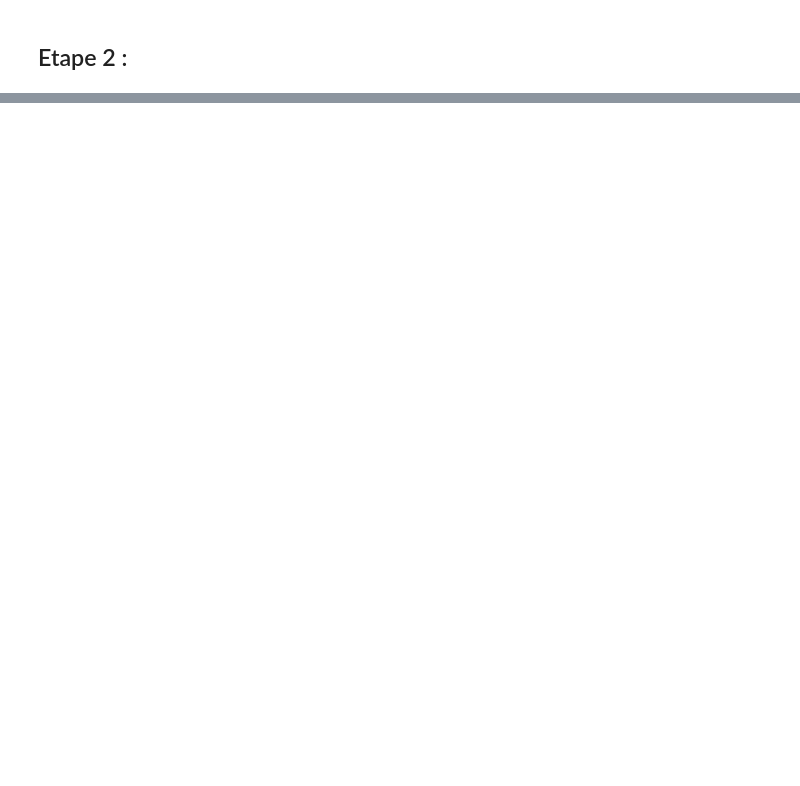
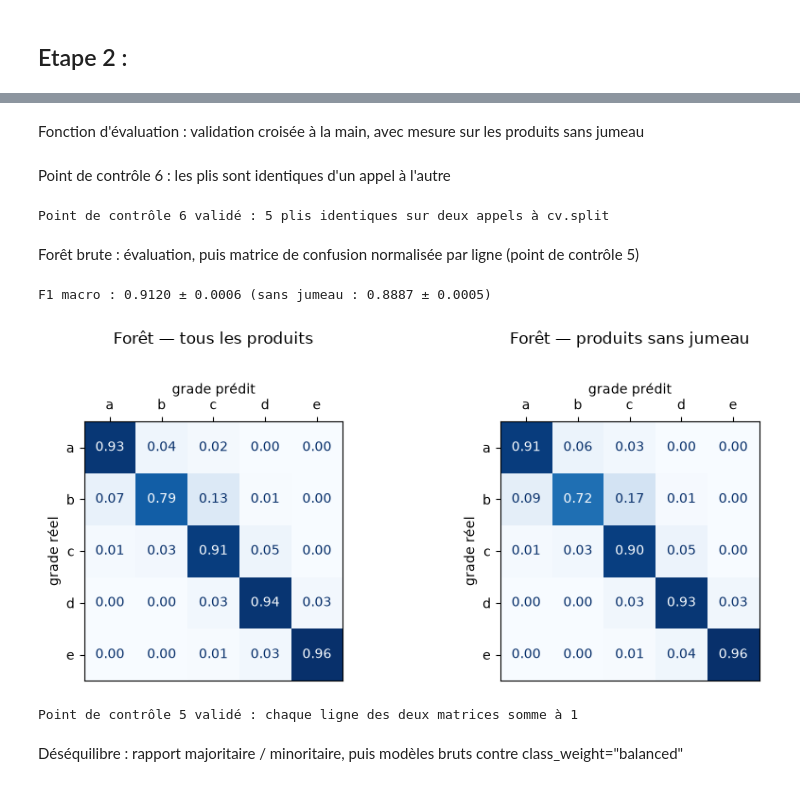
Before and after one commit to G-code10/nutri_gui, a Jupyter notebook: notebooks/guillaume/tp14.ipynb, the cells around one changed output, grey strips where cells are left out. Cells and saved outputs as stored; diff of their text form; code cells hidden in the pictures; blank space fills up the shorter version.

```diff
--- a/notebooks/guillaume/tp14.ipynb
+++ b/notebooks/guillaume/tp14.ipynb
@@ -291,0 +534,14 @@ point de controle 2 validé, l'arbre de profondeur 3 ne prédit jamais a ou b, c
+# %%
+fingerprint = pd.util.hash_pandas_object(X_train[FEATURES], index=False)
+
+duplicated_share = fingerprint.duplicated(keep=False).mean()
+print(f"Produits du train qui ont au moins un jumeau exact : {duplicated_share:.1%}")
+
+# Jumeaux qui ne partagent pas le même grade (même fiche, grades différents)
+grades_per_twin = y_train.groupby(fingerprint.values).nunique()
+print(f"Groupes de jumeaux aux grades contradictoires : {(grades_per_twin > 1).sum()}")
+
+# Pli 1 : part des produits de validation dont un jumeau exact est dans les 4 plis d'entraînement
+train_idx, val_idx = next(cv.split(X_train, y_train))
+seen = fingerprint.iloc[val_idx].isin(set(fingerprint.iloc[train_idx]))
+print(f"Pli 1 : {seen.mean():.1%} des produits de validation ont un jumeau dans l'entraînement")
@@ -291,0 +631,2 @@ point de controle 2 validé, l'arbre de profondeur 3 ne prédit jamais a ou b, c
+# %% [markdown]
+Fonction d'évaluation : validation croisée à la main, avec mesure sur les produits sans jumeau
@@ -291,0 +685,56 @@ point de controle 2 validé, l'arbre de profondeur 3 ne prédit jamais a ou b, c
+# %% [markdown]
+Point de contrôle 6 : les plis sont identiques d'un appel à l'autre
+# %%
+first_split = list(cv.split(X_train, y_train))
+second_split = list(cv.split(X_train, y_train))
+
+same_folds = all(
+    np.array_equal(train_a, train_b) and np.array_equal(val_a, val_b)
+    for (train_a, val_a), (train_b, val_b) in zip(first_split, second_split)
+)
+assert same_folds, "Les plis changent d'un appel à l'autre : le tableau comparatif ne compare rien"
+print(f"Point de contrôle 6 validé : {len(first_split)} plis identiques sur deux appels à cv.split")
+# %% [output]
+Point de contrôle 6 validé : 5 plis identiques sur deux appels à cv.split
+# %% [markdown]
+Forêt brute : évaluation, puis matrice de confusion normalisée par ligne (point de contrôle 5)
+# %%
+import matplotlib.pyplot as plt
+from sklearn.metrics import ConfusionMatrixDisplay, confusion_matrix
+
+evaluations["random_forest"], oof["random_forest"] = evaluate_model(forest_pipeline, X_train, y_train, cv, fingerprint)
+rf = evaluations["random_forest"]
+print(f"F1 macro : {rf['f1_macro_mean']:.4f} ± {rf['f1_macro_std']:.4f} "
+      f"(sans jumeau : {rf['f1_macro_sans_jumeau_mean']:.4f} ± {rf['f1_macro_sans_jumeau_std']:.4f})")
+
+# Produits du train qui avaient un jumeau dans l'entraînement de leur propre pli
+has_twin_oof = pd.Series(False, index=y_train.index)
+for train_idx, val_idx in cv.split(X_train, y_train):
+    has_twin_oof.iloc[val_idx] = fingerprint.iloc[val_idx].isin(set(fingerprint.iloc[train_idx])).to_numpy()
+
+labels = sorted(y_train.unique())
+subsets = {"tous les produits": slice(None), "produits sans jumeau": ~has_twin_oof}
+
+fig, axes = plt.subplots(1, 2, figsize=(9, 4))   # taille réduite
+for ax, (title, rows) in zip(axes, subsets.items()):
+    # normalize="true" : chaque ligne (grade réel) est divisée par son total -> chaque case est un rappel
+    cm = confusion_matrix(y_train[rows], oof["random_forest"][rows], labels=labels, normalize="true")
+    assert np.allclose(cm.sum(axis=1), 1), "Lignes qui ne somment pas à 1 : mauvaise normalisation"
+    ConfusionMatrixDisplay(cm, display_labels=labels).plot(ax=ax, cmap="Blues", values_format=".2f", colorbar=False)
+
+    # Grades prédits (colonnes) et leur légende en haut de la matrice
+    ax.xaxis.tick_top()
+    ax.xaxis.set_label_position("top")
+    ax.set_xlabel("grade prédit")
+    ax.set_ylabel("grade réel")
+    ax.set_title(f"Forêt — {title}", pad=30)   # pad : laisse la place aux grades placés en haut
+
+plt.tight_layout()
+plt.show()
+print("Point de contrôle 5 validé : chaque ligne des deux matrices somme à 1")
+# %% [output]
+F1 macro : 0.9120 ± 0.0006 (sans jumeau : 0.8887 ± 0.0005)
+[figure, added]
+Point de contrôle 5 validé : chaque ligne des deux matrices somme à 1
+# %% [markdown]
+Déséquilibre : rapport majoritaire / minoritaire, puis modèles bruts contre class_weight="balanced"
```
Also changed, not shown: parts of 78 cells of this notebook, 1 other file.
